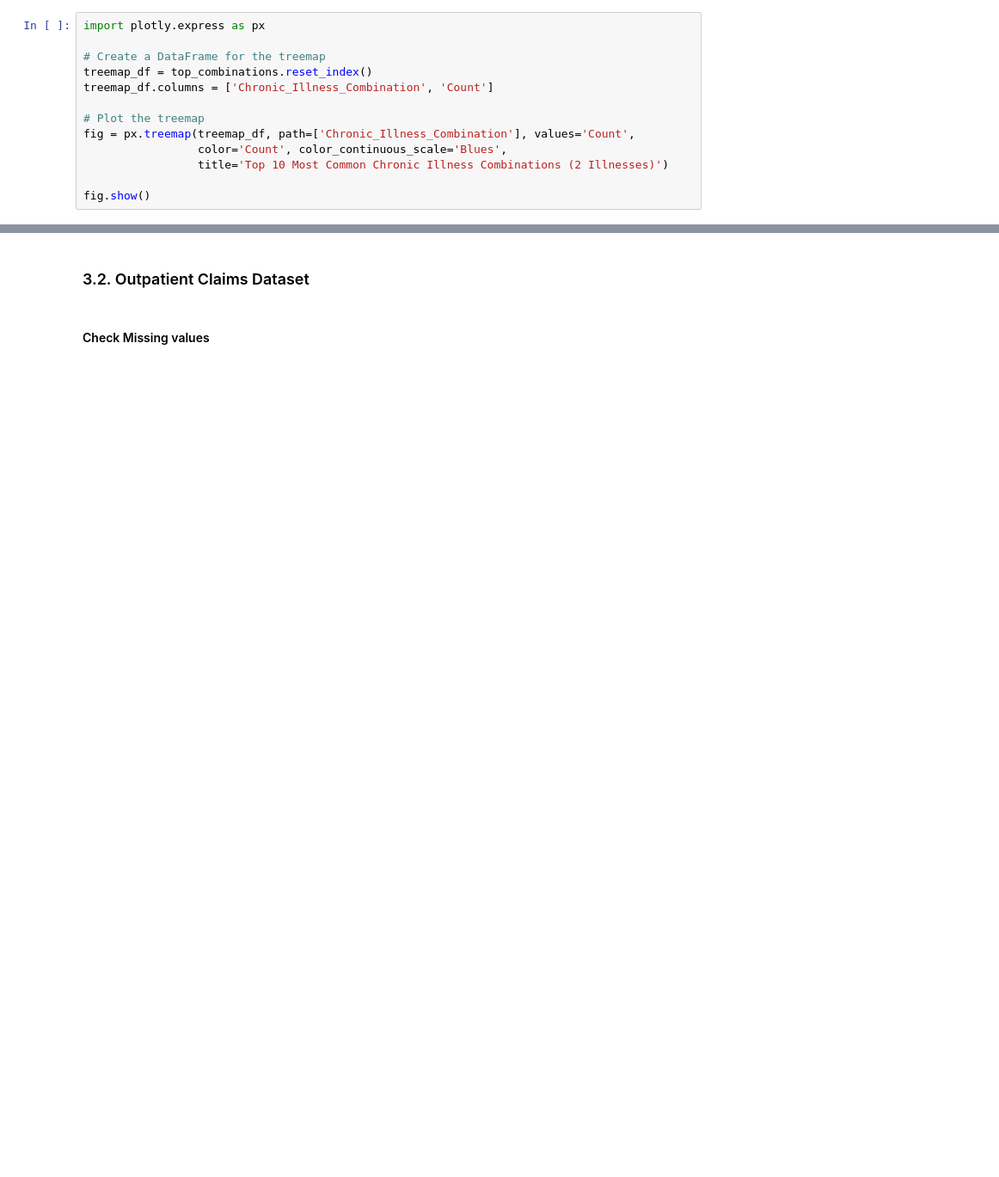
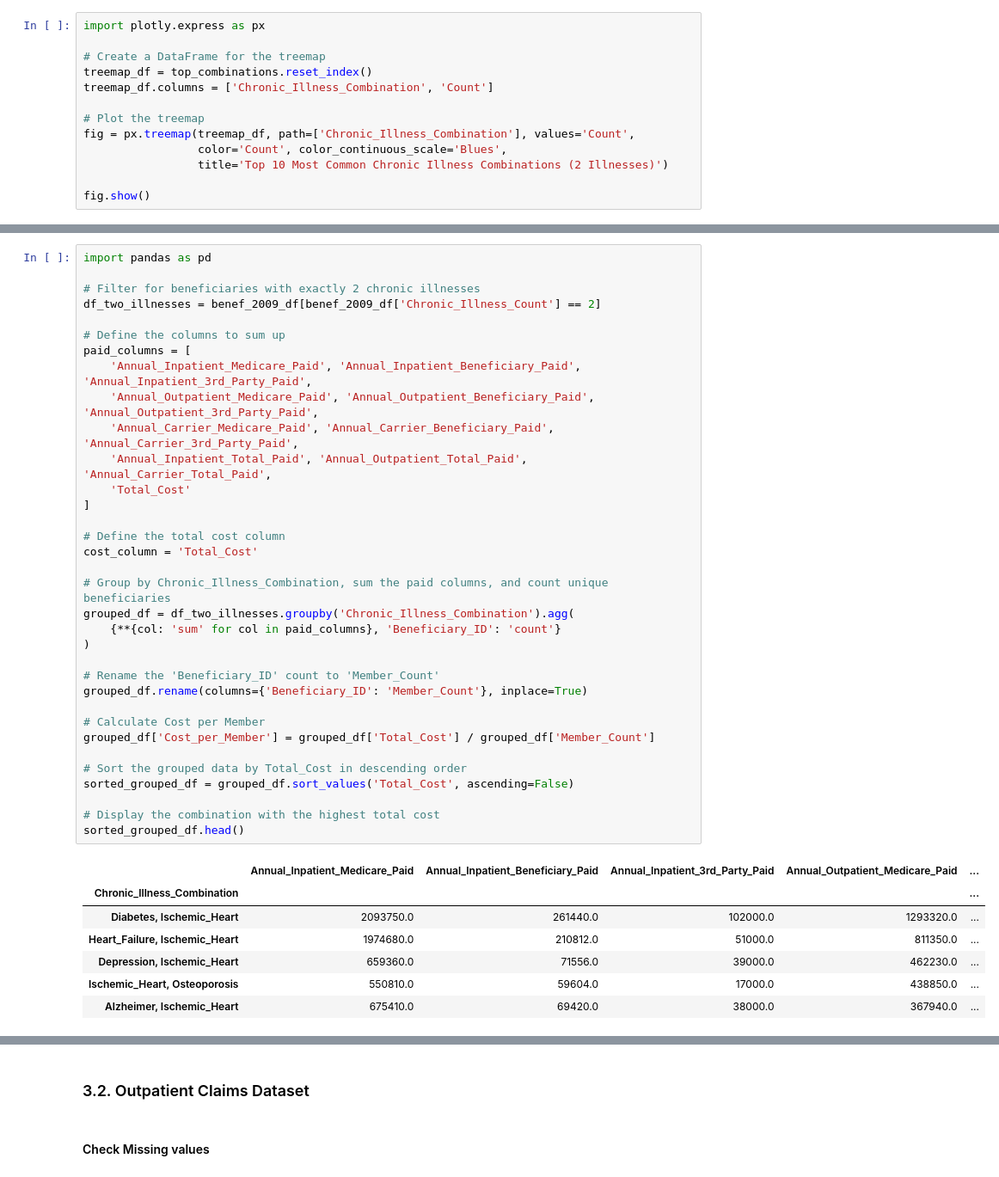
Before and after one commit to rameshs-data/Chronic_Care_Cost_Benchmarking, a Jupyter notebook: notebook/1_EDA.ipynb, the cells around one changed output, grey strips where cells are left out. Shown at 86% size. Cells and saved outputs as stored; diff of their text form; blank space fills up the shorter version.

```diff
--- a/notebook/1_EDA.ipynb
+++ b/notebook/1_EDA.ipynb
@@ -805,0 +898,42 @@ plt.show()
+# %%
+import pandas as pd
+
+# Filter for beneficiaries with exactly 2 chronic illnesses
+df_two_illnesses = benef_2009_df[benef_2009_df['Chronic_Illness_Count'] == 2]
+
+# Define the columns to sum up
+paid_columns = [
+    'Annual_Inpatient_Medicare_Paid', 'Annual_Inpatient_Beneficiary_Paid', 'Annual_Inpatient_3rd_Party_Paid',
+    'Annual_Outpatient_Medicare_Paid', 'Annual_Outpatient_Beneficiary_Paid', 'Annual_Outpatient_3rd_Party_Paid',
+    'Annual_Carrier_Medicare_Paid', 'Annual_Carrier_Beneficiary_Paid', 'Annual_Carrier_3rd_Party_Paid',
+    'Annual_Inpatient_Total_Paid', 'Annual_Outpatient_Total_Paid', 'Annual_Carrier_Total_Paid',
+    'Total_Cost'
+]
+
+# Define the total cost column
+cost_column = 'Total_Cost'
+
+# Group by Chronic_Illness_Combination, sum the paid columns, and count unique beneficiaries
+grouped_df = df_two_illnesses.groupby('Chronic_Illness_Combination').agg(
+    {**{col: 'sum' for col in paid_columns}, 'Beneficiary_ID': 'count'}
+)
+
+# Rename the 'Beneficiary_ID' count to 'Member_Count'
+grouped_df.rename(columns={'Beneficiary_ID': 'Member_Count'}, inplace=True)
+
+# Calculate Cost per Member
+grouped_df['Cost_per_Member'] = grouped_df['Total_Cost'] / grouped_df['Member_Count']
+
+# Sort the grouped data by Total_Cost in descending order
+sorted_grouped_df = grouped_df.sort_values('Total_Cost', ascending=False)
+
+# Display the combination with the highest total cost
+sorted_grouped_df.head()
+# %% [output]
+|  | Annual_Inpatient_Medicare_Paid | Annual_Inpatient_Beneficiary_Paid | Annual_Inpatient_3rd_Party_Paid | Annual_Outpatient_Medicare_Paid | ... |
+| Chronic_Illness_Combination |  |  |  |  | ... |
+| Diabetes, Ischemic_Heart | 2093750.0 | 261440.0 | 102000.0 | 1293320.0 | ... |
+| Heart_Failure, Ischemic_Heart | 1974680.0 | 210812.0 | 51000.0 | 811350.0 | ... |
+| Depression, Ischemic_Heart | 659360.0 | 71556.0 | 39000.0 | 462230.0 | ... |
+| Ischemic_Heart, Osteoporosis | 550810.0 | 59604.0 | 17000.0 | 438850.0 | ... |
+| Alzheimer, Ischemic_Heart | 675410.0 | 69420.0 | 38000.0 | 367940.0 | ... |
```
Also changed, not shown: parts of 85 cells of this notebook.
